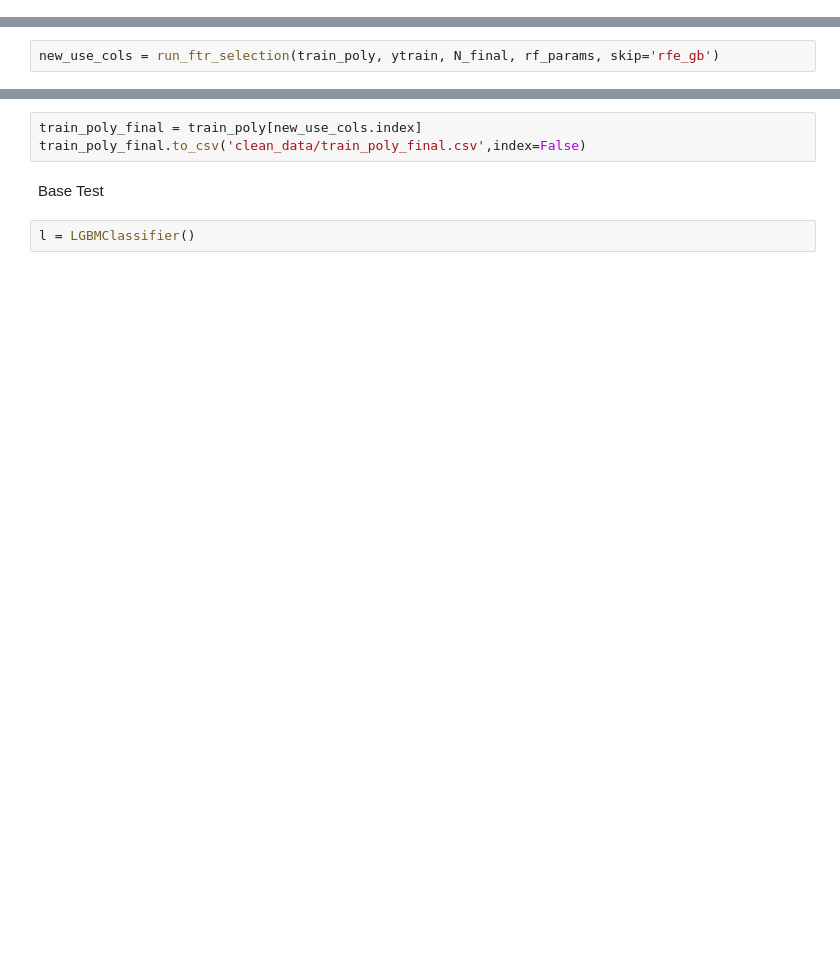
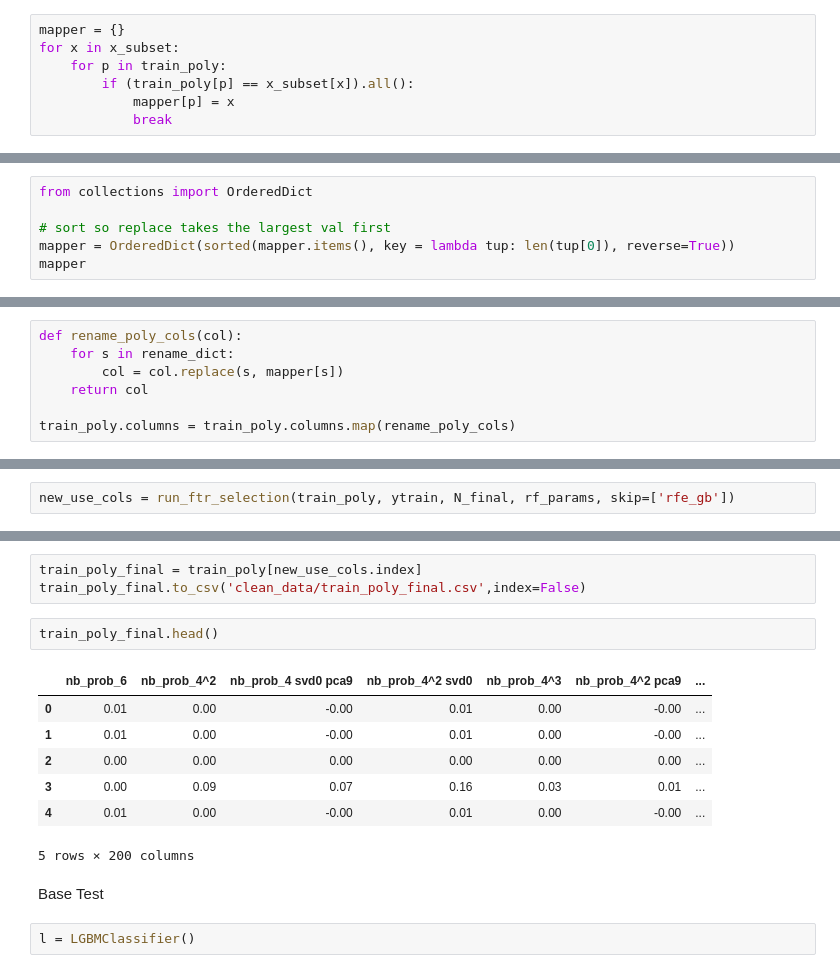
Before and after one commit to rshap91/forest_cover, a Jupyter notebook: Feature_Engineering.ipynb, the cells around one changed output, grey strips where cells are left out. Saved outputs shown, nothing was run; the diff lists cells and outputs as text; blank space fills up the shorter version.

```diff
--- a/Feature_Engineering.ipynb
+++ b/Feature_Engineering.ipynb
@@ -365,0 +416,7 @@ train_poly.shape
+# %%
+mapper = {}
+for x in x_subset:
+    for p in train_poly:
+        if (train_poly[p] == x_subset[x]).all():
+            mapper[p] = x
+            break
@@ -365,0 +428,6 @@ train_poly.shape
+# %%
+from collections import OrderedDict
+
+# sort so replace takes the largest val first
+mapper = OrderedDict(sorted(mapper.items(), key = lambda tup: len(tup[0]), reverse=True))
+mapper
@@ -365,0 +452,7 @@ train_poly.shape
+# %%
+def rename_poly_cols(col):
+    for s in rename_dict:
+        col = col.replace(s, mapper[s])
+    return col
+
+train_poly.columns = train_poly.columns.map(rename_poly_cols)
@@ -367,4 +480,4 @@ train_poly.shape
 N_final = train.shape[1]
 N_final = 200
 # %%
-new_use_cols = run_ftr_selection(train_poly, ytrain, N_final, rf_params, skip='rfe_gb')
+new_use_cols = run_ftr_selection(train_poly, ytrain, N_final, rf_params, skip=['rfe_gb'])
@@ -371,6 +509,16 @@ new_use_cols = run_ftr_selection(train_poly, ytrain, N_final, rf_params, skip='r
 # %%
 train_poly_final = train_poly[new_use_cols.index]
 train_poly_final.to_csv('clean_data/train_poly_final.csv',index=False)
+# %%
+train_poly_final.head()
+# %% [output]
+|  | nb_prob_6 | nb_prob_4^2 | nb_prob_4 svd0 pca9 | nb_prob_4^2 svd0 | nb_prob_4^3 | nb_prob_4^2 pca9 | ... |
+| 0 | 0.01 | 0.00 | -0.00 | 0.01 | 0.00 | -0.00 | ... |
+| 1 | 0.01 | 0.00 | -0.00 | 0.01 | 0.00 | -0.00 | ... |
+| 2 | 0.00 | 0.00 | 0.00 | 0.00 | 0.00 | 0.00 | ... |
+| 3 | 0.00 | 0.09 | 0.07 | 0.16 | 0.03 | 0.01 | ... |
+| 4 | 0.01 | 0.00 | -0.00 | 0.01 | 0.00 | -0.00 | ... |
+5 rows × 200 columns
 # %% [markdown]
 Base Test
 # %%
```
Also changed, not shown: parts of 11 cells of this notebook, 1 other file.
